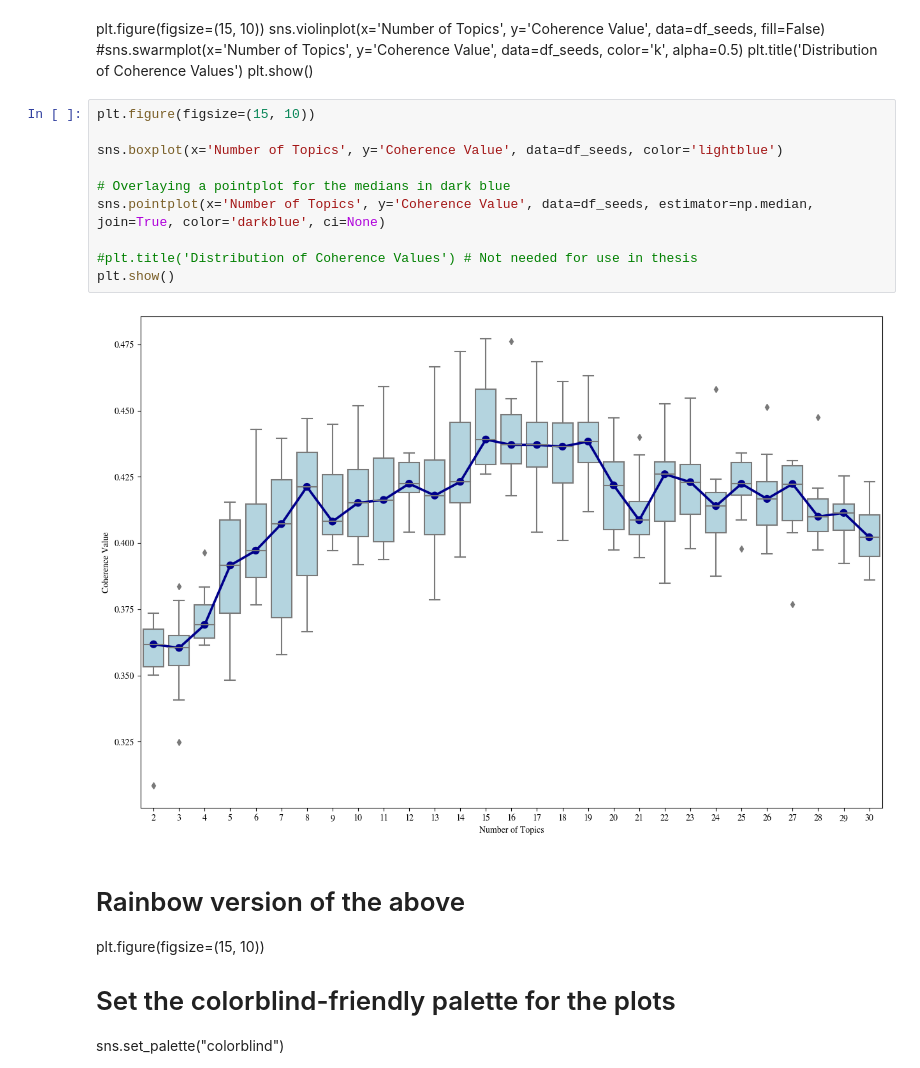
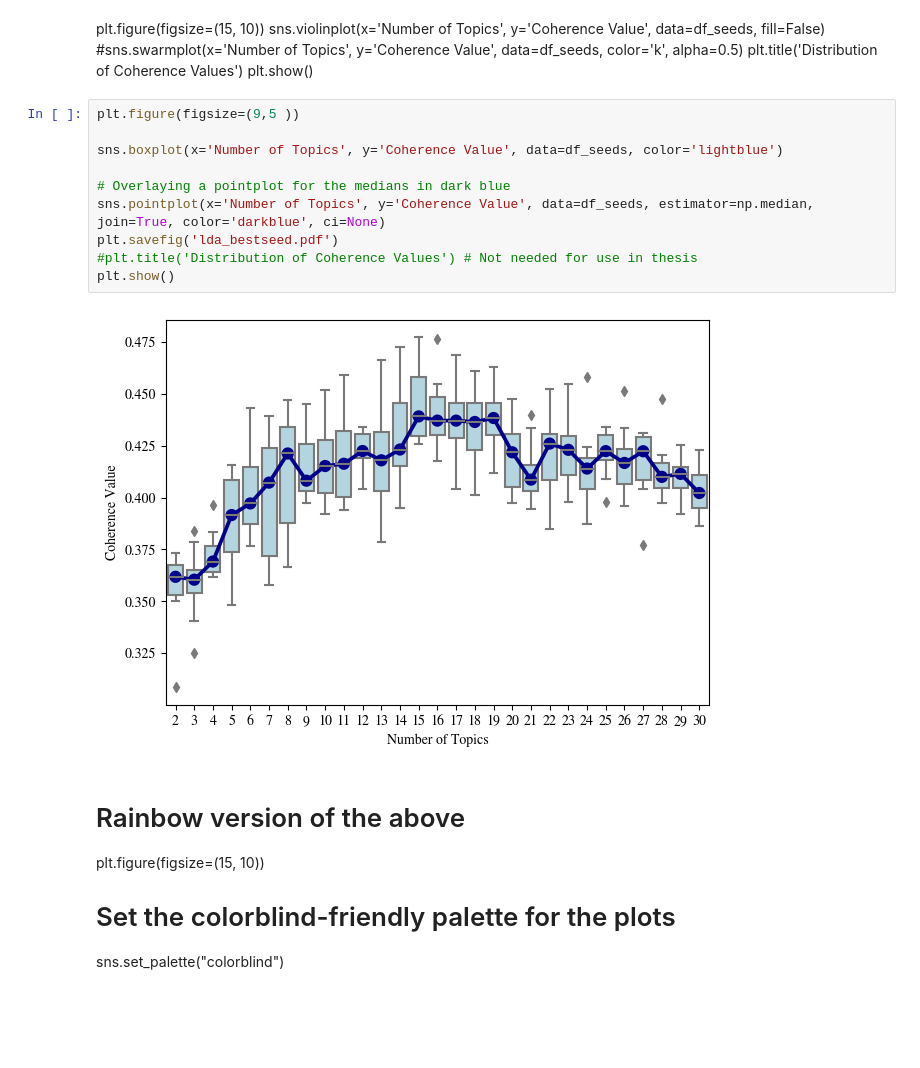
Before and after one commit to vivkow/MA_Neuro, a Jupyter notebook: LDA_topics.ipynb, the cells around one changed output. Drawn from its saved outputs; the diff is of its cells as text; blank space fills up the shorter version.

```diff
--- a/LDA_topics.ipynb
+++ b/LDA_topics.ipynb
@@ -265,17 +258,17 @@ sns.violinplot(x='Number of Topics', y='Coherence Value', data=df_seeds, fill=Fa
 plt.title('Distribution of Coherence Values')
 plt.show()
 # %%
-plt.figure(figsize=(15, 10))
+plt.figure(figsize=(9,5 ))
 
 sns.boxplot(x='Number of Topics', y='Coherence Value', data=df_seeds, color='lightblue')
 
 # Overlaying a pointplot for the medians in dark blue
 sns.pointplot(x='Number of Topics', y='Coherence Value', data=df_seeds, estimator=np.median, join=True, color='darkblue', ci=None)
-
+plt.savefig('lda_bestseed.pdf')
 #plt.title('Distribution of Coherence Values') # Not needed for use in thesis
 plt.show()
 # %% [output]
-[figure, old version]
+[figure, new version]
 # %% [markdown]
 # Rainbow version of the above
 plt.figure(figsize=(15, 10))
```
Also changed, not shown: parts of 52 cells of this notebook, 14 other files.
